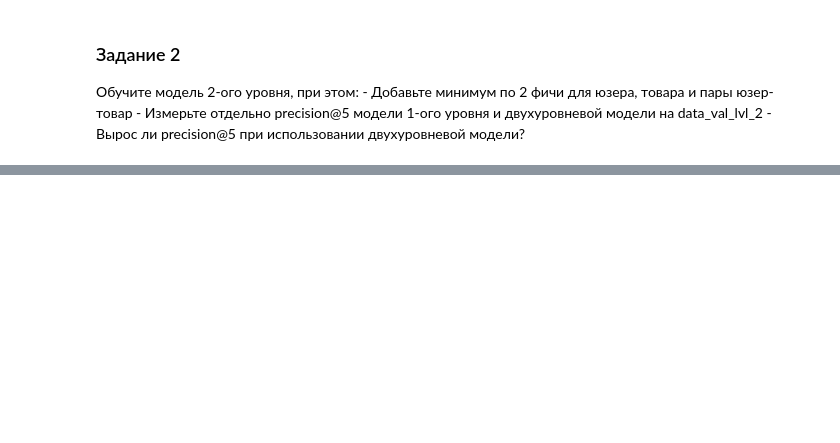
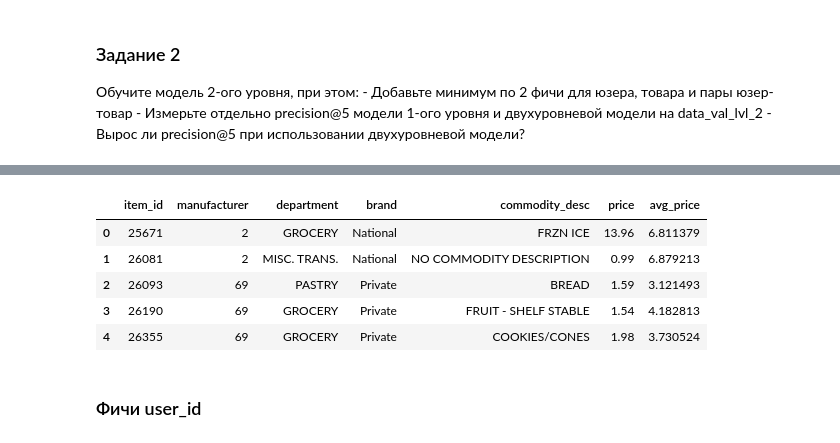
Before and after one commit to slowwavesleep/RecSysCourse, a Jupyter notebook: HW6/HW6.ipynb, the cells around one changed output, grey strips where cells are left out. Cells and saved outputs as stored; diff of their text form; code cells hidden in the pictures; blank space fills up the shorter version.

```diff
--- a/HW6/HW6.ipynb
+++ b/HW6/HW6.ipynb
@@ -167,0 +264,16 @@ result_als
+# %%
+avg_price_by_cat = item_features.groupby('commodity_desc')['price'].mean()
+item_features = item_features.merge(avg_price_by_cat, on='commodity_desc', how='left').rename(columns={'price_x': 'price', 'price_y': 'avg_price'})
+# %%
+item_features_test = item_features[['item_id', 'manufacturer', 'department', 'brand', 'commodity_desc', 'price', 'avg_price']]
+# %%
+item_features_test.head()
+# %% [output]
+|  | item_id | manufacturer | department | brand | commodity_desc | price | avg_price |
+| 0 | 25671 | 2 | GROCERY | National | FRZN ICE | 13.96 | 6.811379 |
+| 1 | 26081 | 2 | MISC. TRANS. | National | NO COMMODITY DESCRIPTION | 0.99 | 6.879213 |
+| 2 | 26093 | 69 | PASTRY | Private | BREAD | 1.59 | 3.121493 |
+| 3 | 26190 | 69 | GROCERY | Private | FRUIT - SHELF STABLE | 1.54 | 4.182813 |
+| 4 | 26355 | 69 | GROCERY | Private | COOKIES/CONES | 1.98 | 3.730524 |
+# %% [markdown]
+### Фичи user_id
```
Also changed, not shown: parts of 60 cells of this notebook, 1 other file.
